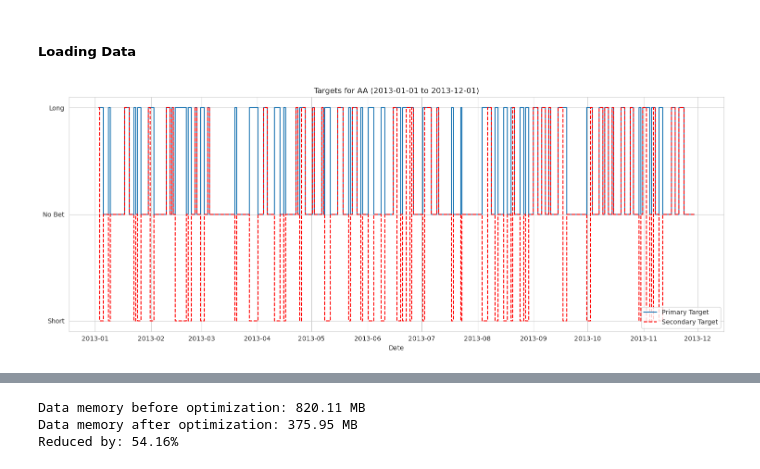
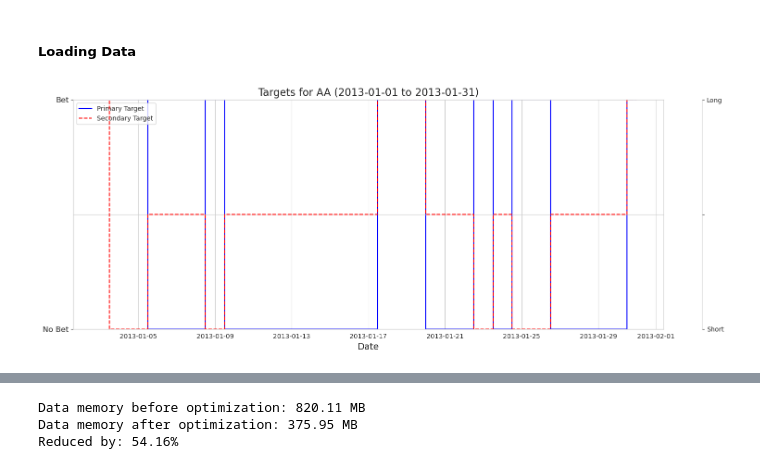
Before and after one commit to skhan61/QuantProject, a Jupyter notebook: 03_101_formulaic_alphas.ipynb, the cells around one changed output, grey strips where cells are left out. Saved outputs shown, nothing was run; the diff lists cells and outputs as text; code cells hidden in the pictures.

```diff
--- a/03_101_formulaic_alphas.ipynb
+++ b/03_101_formulaic_alphas.ipynb
@@ -45,58 +45,76 @@ with FileLock(lock_path):
                 .rename(columns={'ret_01d': 'returns'})
                 .sort_index())
 # %%
-## Meta Labeling
-# data_ohlcv = data[['open', 'high', 'low', 'close', 'volume']].copy()
-# T = data['ret_fwd_01d'].std()
-# data['primary_target'] = (data['ret_fwd_01d'].abs() > T).astype(int)
+# Meta Labeling
+data_ohlcv = data[['open', 'high', 'low', 'close', 'volume']].copy()
+T = data['ret_fwd_01d'].std()
+data['primary_target'] = (data['ret_fwd_01d'].abs() > T).astype(int)
 
-# data['secondary_target'] = np.where(data['primary_target'] == 1,
-#                                     np.where(data['ret_fwd_01d'] > 0, 1, -1),
-#                                     np.nan)
+data['secondary_target'] = np.where(data['primary_target'] == 1,
+                                    np.where(data['ret_fwd_01d'] > 0, 1, -1),
+                                    np.nan)
 # %%
 import pandas as pd
 import numpy as np
 import matplotlib.pyplot as plt
 
 def compute_targets(data):
     # Primary model's target
     threshold = 0.01  # Threshold for returns; for demonstration purposes
     data['primary_target'] = np.where(data['ret_fwd_01d'].abs() > threshold, 1, 0)
 
     # Secondary model's target
     data['secondary_target'] = np.where(data['ret_fwd_01d'] > 0, 1, -1)
     data['secondary_target'] = data['secondary_target'] * data['primary_target']
 
     return data
 
 def plot_targets(data, ticker, start_date, end_date):
     # Filter data for the given ticker and time frame
     data_filtered = compute_targets(data.loc[ticker].loc[start_date:end_date])
 
     # Set up the plot
-    plt.figure(figsize=(15, 6))
+    fig, ax1 = plt.subplots(figsize=(15, 6))
 
     # Plotting primary target
-    plt.step(data_filtered.index, data_filtered['primary_target'], \
-        label='Primary Target', where='mid')
+    line1, = ax1.step(data_filtered.index, data_filtered['primary_target'], \
+                      label='Primary Target', where='mid', color='blue')
 
-    # Overlaying secondary target
-    plt.step(data_filtered.index, data_filtered['secondary_target'], \
-        color='red', label='Secondary Target', where='mid', linestyle='--')
+    # Right axis for secondary target
+    ax2 = ax1.twinx()
+    line2, = ax2.step(data_filtered.index, data_filtered['secondary_target'], \
+                      color='red', label='Secondary Target', where='mid', linestyle='--')
 
-    plt.title(f'Targets for {ticker} ({start_date} to {end_date})')
-    plt.xlabel('Date')
-    plt.yticks([-1, 0, 1], ['Short', 'No Bet', 'Long'])
-    plt.legend()
+    ax1.set_title(f'Targets for {ticker} ({start_date} to {end_date})', fontsize=16)
+    ax1.set_xlabel('Date', fontsize=14)
 
-    # Show the plots
+    # Left axis for primary target
+    ax1.set_ylim(0, 1)
+    ax1.set_yticks([0, 1])
+    ax1.set_yticklabels(['No Bet', 'Bet'], fontsize=12)
+
+    # Right axis for secondary target
+    ax2.set_ylim(-1, 1)
+    ax2.set_yticks([-1, 0, 1])
+    ax2.set_yticklabels(['Short', '', 'Long'], fontsize=12)
+
+    # Adjusting legend
+    lines = [line1, line2]
+    labels = [line.get_label() for line in lines]
+    ax1.legend(lines, labels, loc='upper left')
+
+    # Pad the spacing between the two y-axes
+    ax2.spines['right'].set_position(('outward', 60))
+    ax2.yaxis.set_ticks_position('right')
+    ax2.yaxis.set_label_position('right')
+
     plt.tight_layout()
     plt.show()
 
 # To use the function:
-plot_targets(data, 'AA', '2013-01-01', '2013-12-01')
+plot_targets(data, 'AA', '2013-01-01', '2013-01-31')
 # %% [output]
-[figure, old version]
+[figure, new version]
 # %%
 adv20 = data.groupby('ticker').rolling(20).volume.mean().reset_index(0, drop=True)
 data = data.assign(adv20=adv20)
```
Also changed, not shown: 4 other files.
